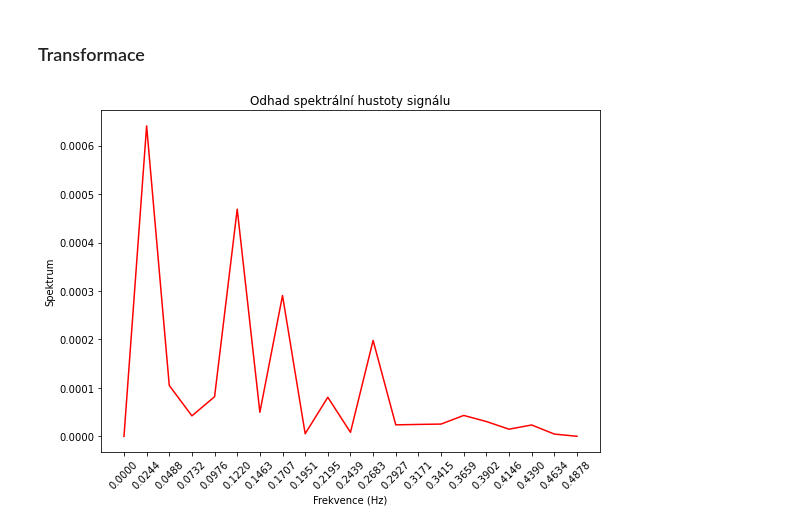
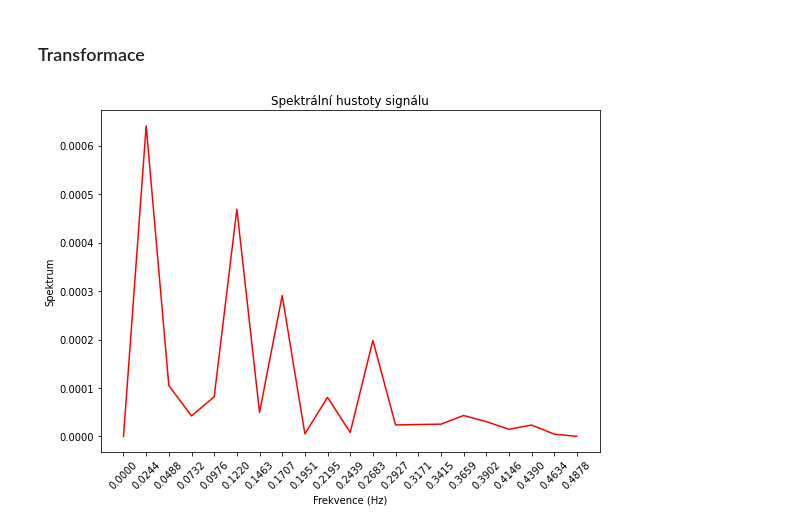
Before and after one commit to chutommy/jupyter_scripts, a Jupyter notebook: analysis.ipynb, the cells around one changed output. Drawn from its saved outputs; the diff is of its cells as text; code cells hidden in the pictures.

```diff
--- a/analysis.ipynb
+++ b/analysis.ipynb
@@ -64,24 +66,24 @@ plt.show()
 # %%
 from scipy import fft
 from scipy import signal
 
 fs = len(xpd)
 
-# spektrální hustoty pomocí periogramu
+# odhd spektrální hustoty pomocí periogramu
 freq, Pxx = signal.periodogram(x)
 plt.figure(figsize=(8, 6))
 plt.plot(freq, Pxx, color="red")
 
 # osa x
 ax = plt.gca()
 ax.set_xticks(freq)
 plt.xticks(rotation=45)
 
 plt.xlabel('Frekvence (Hz)')
 plt.ylabel('Spektrum')
-plt.title("Odhad spektrální hustoty signálu")
+plt.title("Spektrální hustoty signálu")
 plt.tight_layout()
 
 plt.show()
 # %% [output]
-[figure, old version]
+[figure, new version]
```
Also changed, not shown: parts of 4 cells of this notebook.
